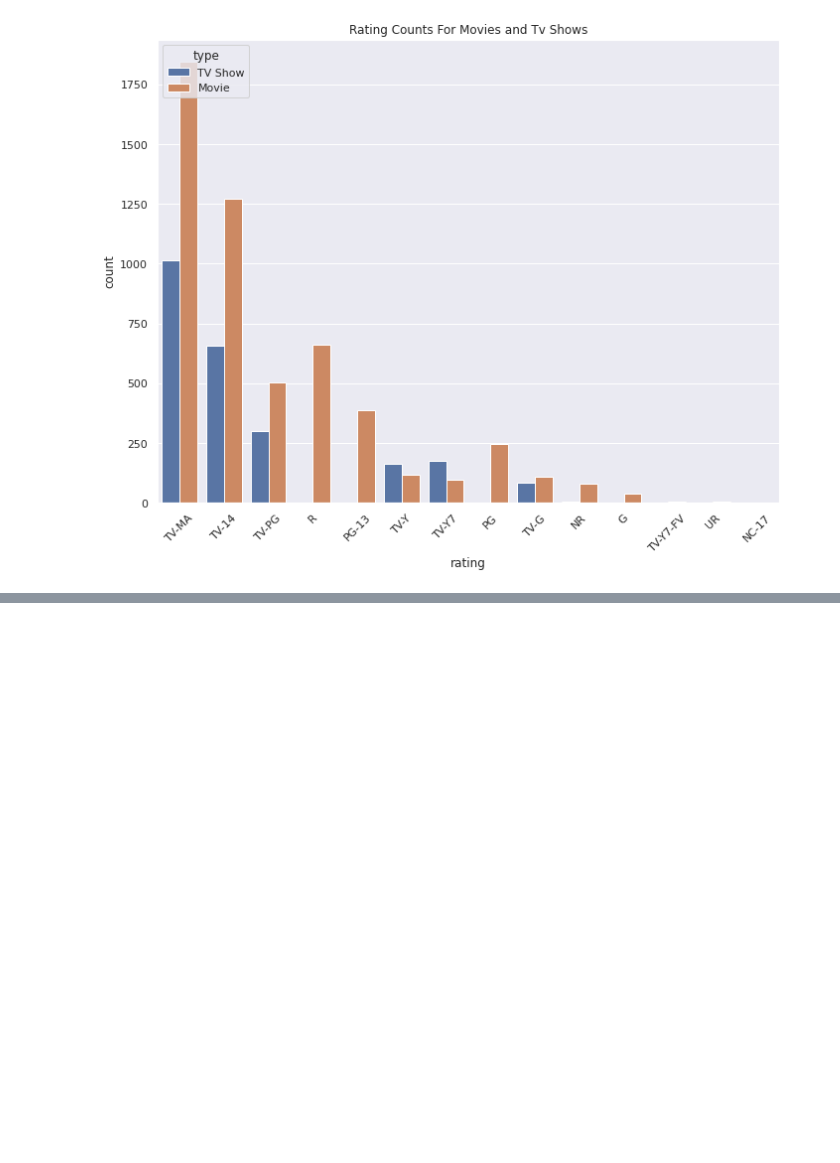
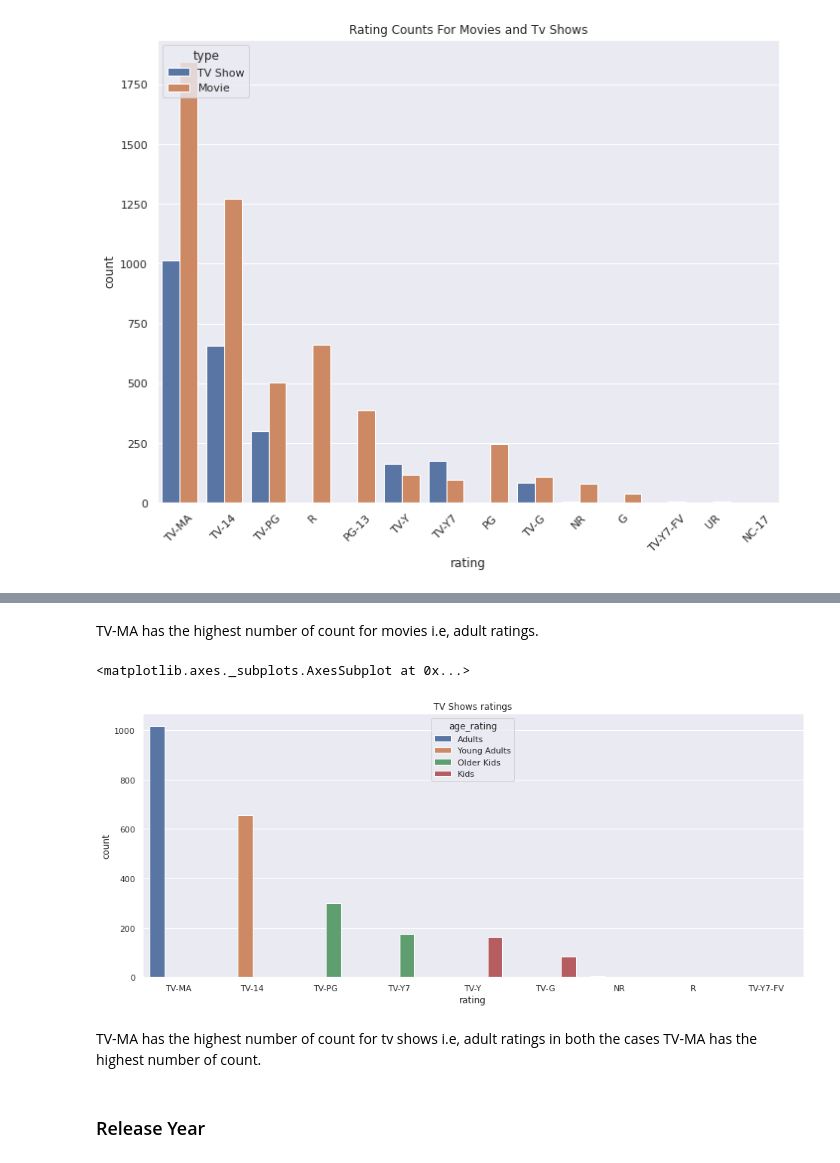
Before and after one commit to Animesh227/Netflix-Movies-and-TV-Shows-Clustering, a Jupyter notebook: NETFLIX_MOVIES_AND_TV_SHOWS_CLUSTERING_Animesh_Chakraborty.ipynb, the cells around one changed output, grey strips where cells are left out. Saved outputs shown, nothing was run; the diff lists cells and outputs as text; code cells hidden in the pictures; blank space fills up the shorter version.

```diff
--- a/NETFLIX_MOVIES_AND_TV_SHOWS_CLUSTERING_Animesh_Chakraborty.ipynb
+++ b/NETFLIX_MOVIES_AND_TV_SHOWS_CLUSTERING_Animesh_Chakraborty.ipynb
@@ -265,0 +278,14 @@ plt.show()
+# %% [markdown]
+TV-MA has the highest number of count for movies i.e, adult ratings.
+# %%
+# TV Shows Ratings based on Rating Age Groups
+plt.figure(figsize=(14,6))
+plt.title('TV Shows ratings')
+sns.countplot(x = 'rating', hue = 'age_rating', data = tv_shows, order = tv_shows['rating'].value_counts().index)
+# %% [output]
+<matplotlib.axes._subplots.AxesSubplot at 0x...>
+[figure, added]
+# %% [markdown]
+TV-MA has the highest number of count for tv shows i.e, adult ratings in both the cases TV-MA has the highest number of count.
+# %% [markdown]
+### Release Year
```
Also changed, not shown: parts of 10 cells of this notebook.
